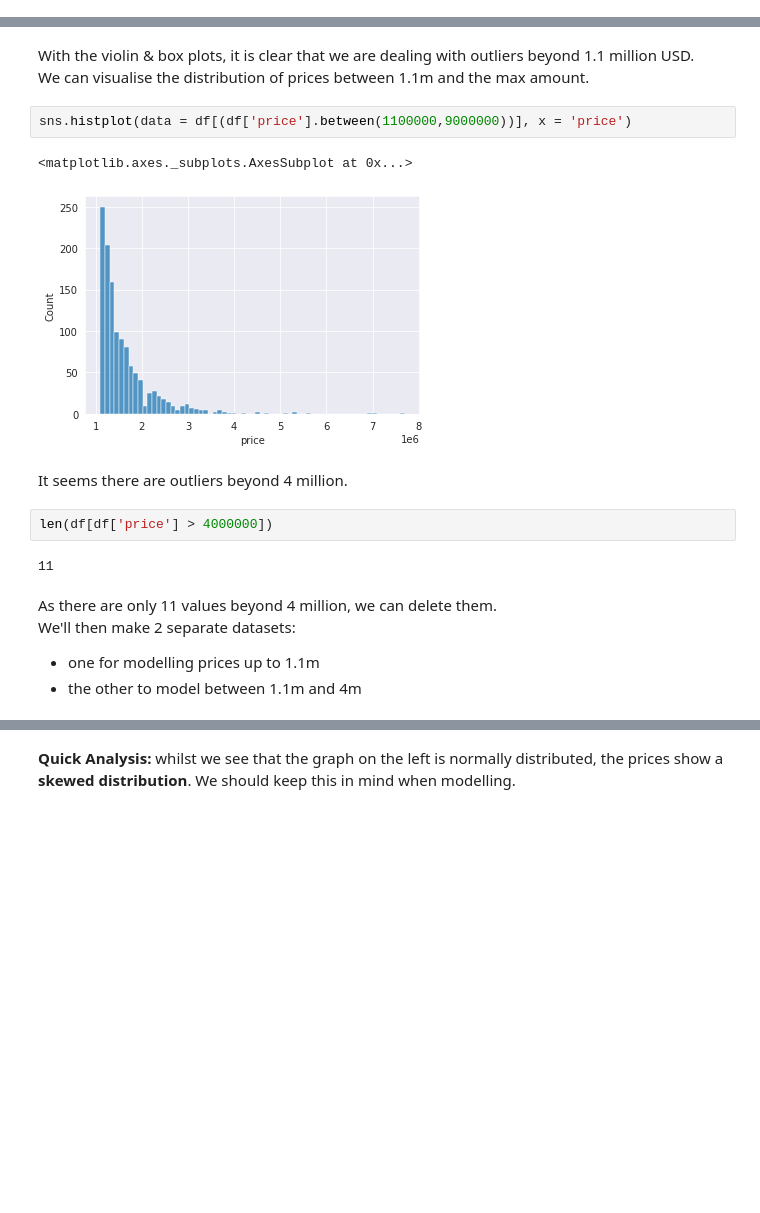
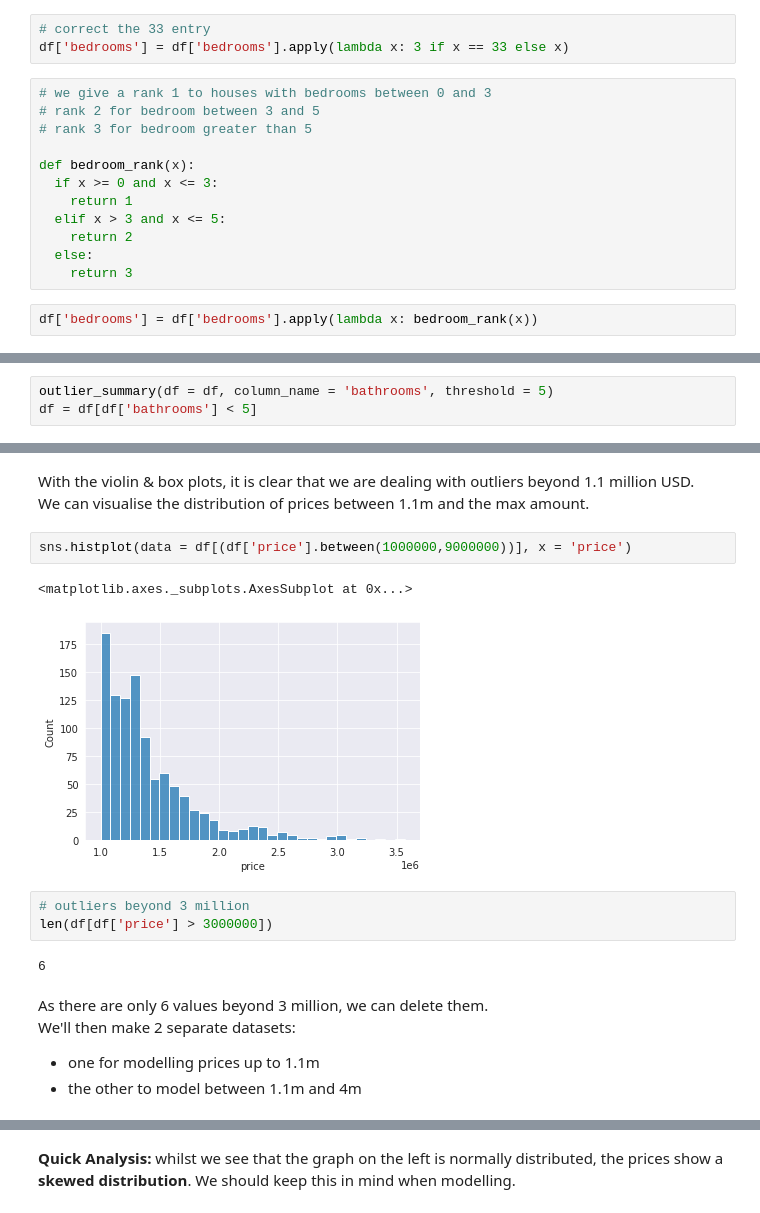
Before and after one commit to AbsIbs/King_County_Project, a Jupyter notebook: main.ipynb, the cells around one changed output, grey strips where cells are left out. Saved outputs shown, nothing was run; the diff lists cells and outputs as text; blank space fills up the shorter version.

```diff
--- a/main.ipynb
+++ b/main.ipynb
@@ -146,0 +346,17 @@ This is most important when considering the assumptions for linear regression an
+# %%
+# correct the 33 entry
+df['bedrooms'] = df['bedrooms'].apply(lambda x: 3 if x == 33 else x)
+# %%
+# we give a rank 1 to houses with bedrooms between 0 and 3
+# rank 2 for bedroom between 3 and 5
+# rank 3 for bedroom greater than 5
+
+def bedroom_rank(x):
+  if x >= 0 and x <= 3:
+    return 1
+  elif x > 3 and x <= 5:
+    return 2
+  else:
+    return 3
+# %%
+df['bedrooms'] = df['bedrooms'].apply(lambda x: bedroom_rank(x))
@@ -146,0 +369,3 @@ This is most important when considering the assumptions for linear regression an
+# %%
+outlier_summary(df = df, column_name = 'bathrooms', threshold = 5)
+df = df[df['bathrooms'] < 5]
@@ -163,18 +392,17 @@ sns.boxplot(data = df, x = 'price');
 With the violin & box plots, it is clear that we are dealing with outliers beyond 1.1 million USD.<br>
 We can visualise the distribution of prices between 1.1m and the max amount.
 # %%
-sns.histplot(data = df[(df['price'].between(1100000,9000000))], x = 'price')
+sns.histplot(data = df[(df['price'].between(1000000,9000000))], x = 'price')
 # %% [output]
 <matplotlib.axes._subplots.AxesSubplot at 0x...>
-[figure, old version]
+[figure, new version]
-# %% [markdown]
-It seems there are outliers beyond 4 million.
-# %%
-len(df[df['price'] > 4000000])
-# %% [output]
-11
+# %%
+# outliers beyond 3 million
+len(df[df['price'] > 3000000])
+# %% [output]
+6
 # %% [markdown]
-As there are only 11 values beyond 4 million, we can delete them. <br>
+As there are only 6 values beyond 3 million, we can delete them. <br>
 We'll then make 2 separate datasets:
 - one for modelling prices up to 1.1m
 - the other to model between 1.1m and 4m
```
Also changed, not shown: parts of 87 cells of this notebook, 3 other files.
